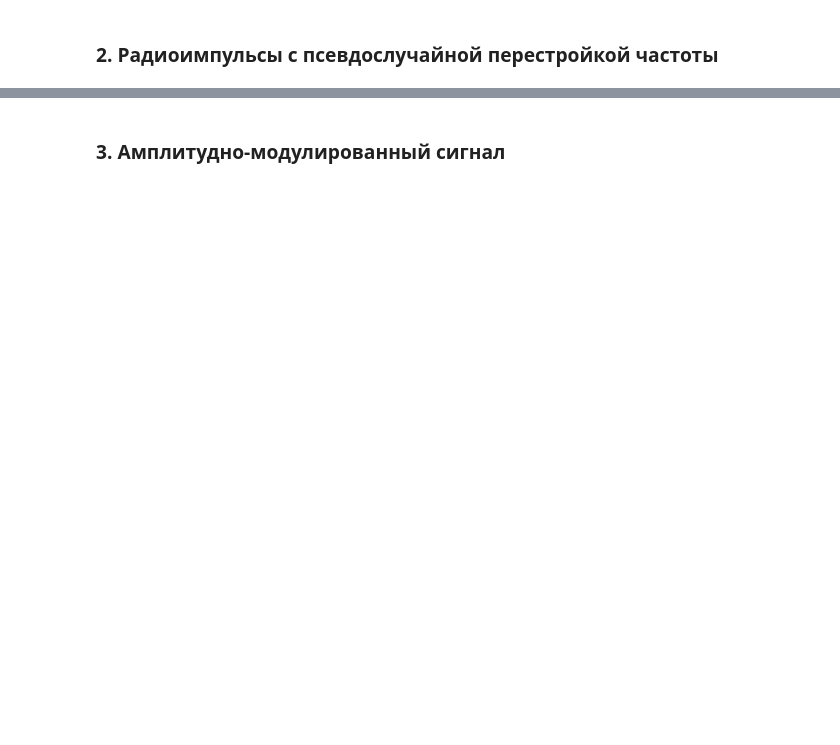
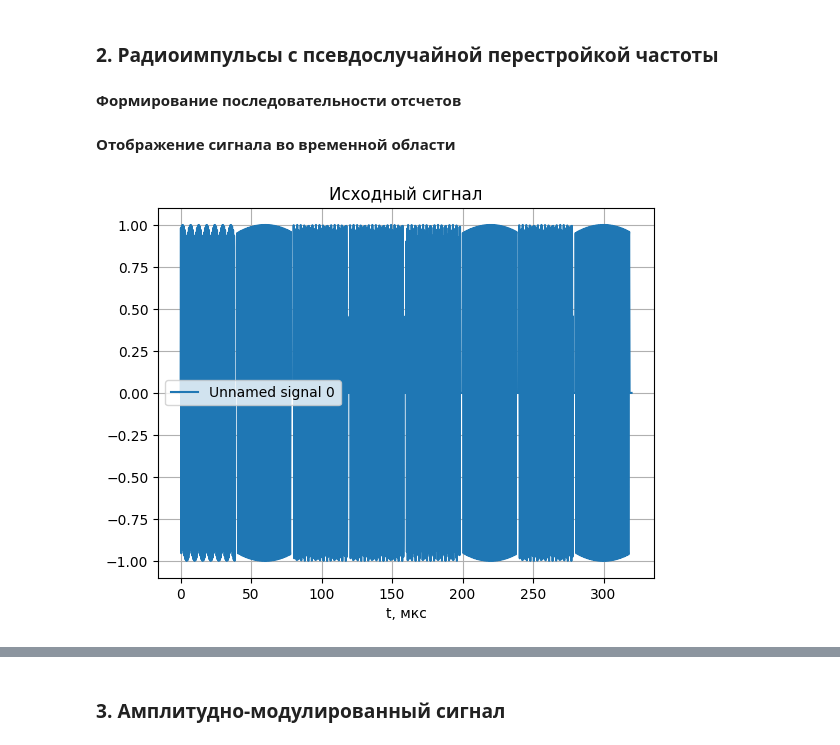
Before and after one commit to DmitryArtWorks/LabMRTS, a Jupyter notebook: template_4.ipynb, the cells around one changed output, grey strips where cells are left out. Cells and saved outputs as stored; diff of their text form; code cells hidden in the pictures; blank space fills up the shorter version.

```diff
--- a/template_4.ipynb
+++ b/template_4.ipynb
@@ -154,4 +156,12 @@ plot_scalogramm(s_c, T_D)
 # %% [markdown]
 ### 2. Радиоимпульсы с псевдослучайной перестройкой частоты
+# %% [markdown]
+**Формирование последовательности отсчетов**
 # %%
 s_r = generate_sequence('radio', T_D, N_CHIPS, T_IMPULSE, F_CARRIER);   # р/импульс
+# %% [markdown]
+**Отображение сигнала во временной области**
+# %%
+plot_signal([[T_D, s_r]])  # построение сигнала
+# %% [output]
+[figure, added]
```
Also changed, not shown: parts of 17 cells of this notebook.
